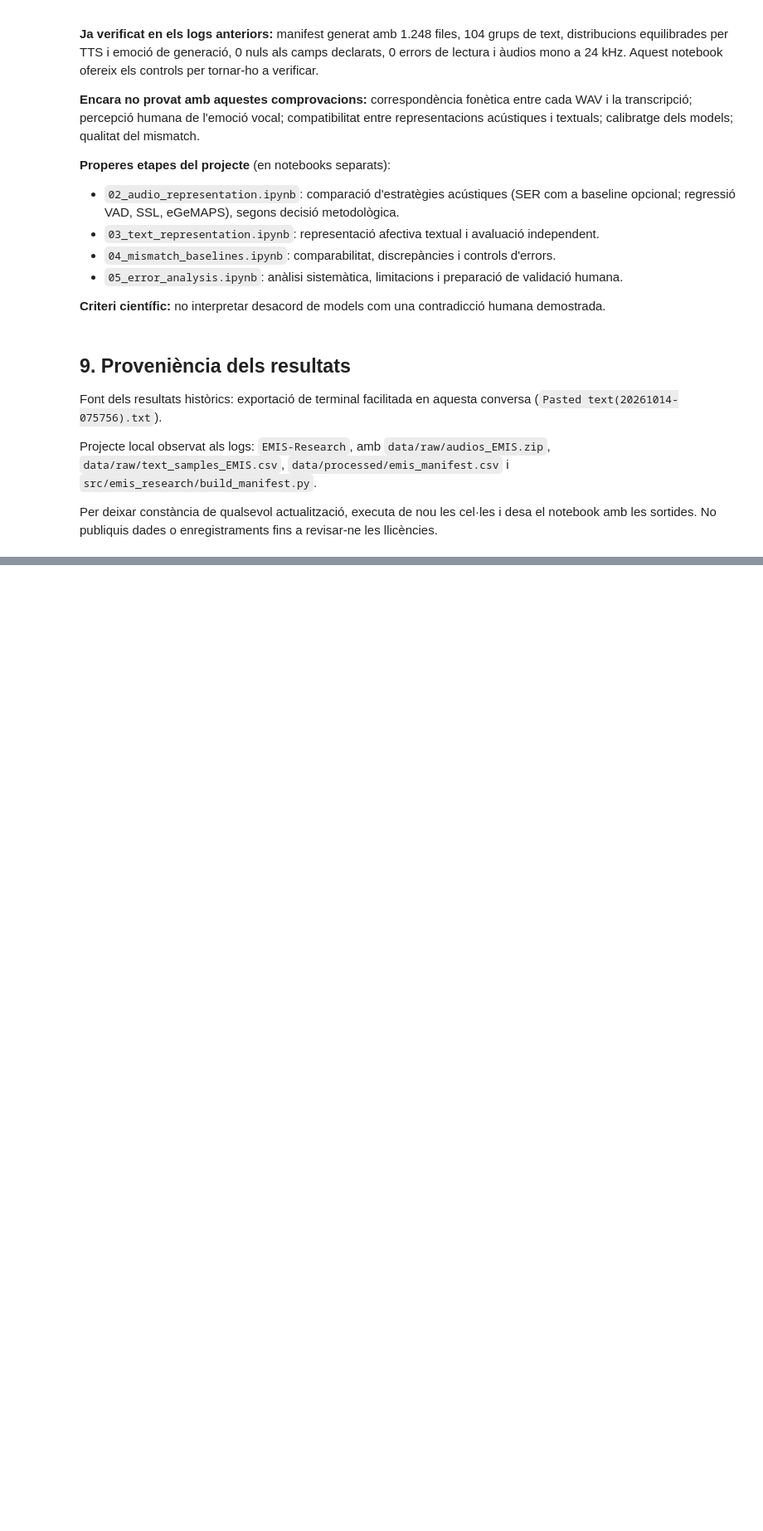
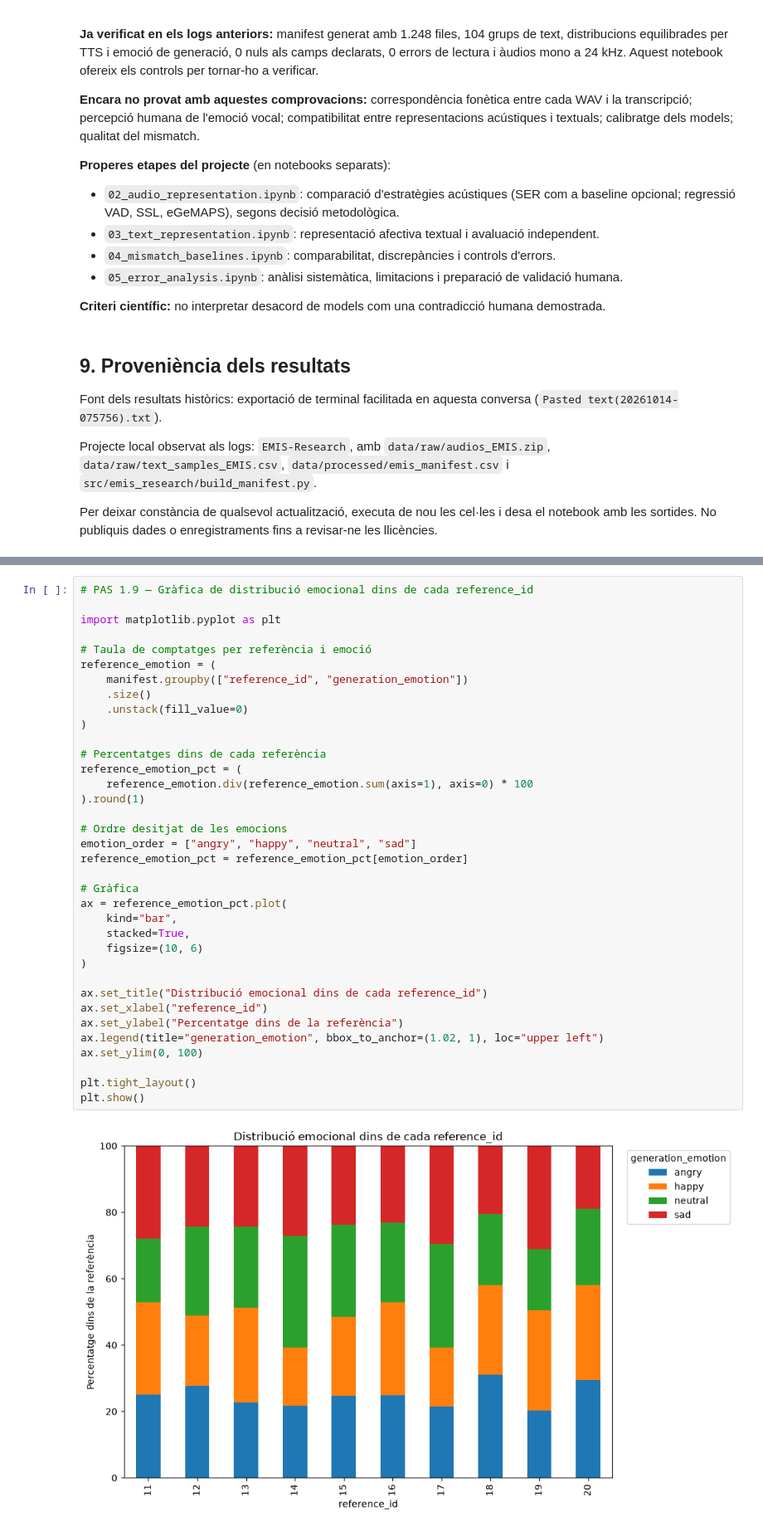
Before and after one commit to nat6086/EMIS-Research, a Jupyter notebook: notebooks/01_EMIS_dataset_audit.ipynb, the cells around one changed output, grey strips where cells are left out. Shown at 83% size. Drawn from its saved outputs; the diff is of its cells as text; blank space fills up the shorter version.

```diff
--- a/notebooks/01_EMIS_dataset_audit.ipynb
+++ b/notebooks/01_EMIS_dataset_audit.ipynb
@@ -471,0 +804,38 @@ Per deixar constància de qualsevol actualització, executa de nou les cel·les
+# %%
+# PAS 1.9 — Gràfica de distribució emocional dins de cada reference_id
+
+import matplotlib.pyplot as plt
+
+# Taula de comptatges per referència i emoció
+reference_emotion = (
+    manifest.groupby(["reference_id", "generation_emotion"])
+    .size()
+    .unstack(fill_value=0)
+)
+
+# Percentatges dins de cada referència
+reference_emotion_pct = (
+    reference_emotion.div(reference_emotion.sum(axis=1), axis=0) * 100
+).round(1)
+
+# Ordre desitjat de les emocions
+emotion_order = ["angry", "happy", "neutral", "sad"]
+reference_emotion_pct = reference_emotion_pct[emotion_order]
+
+# Gràfica
+ax = reference_emotion_pct.plot(
+    kind="bar",
+    stacked=True,
+    figsize=(10, 6)
+)
+
+ax.set_title("Distribució emocional dins de cada reference_id")
+ax.set_xlabel("reference_id")
+ax.set_ylabel("Percentatge dins de la referència")
+ax.legend(title="generation_emotion", bbox_to_anchor=(1.02, 1), loc="upper left")
+ax.set_ylim(0, 100)
+
+plt.tight_layout()
+plt.show()
+# %% [output]
+[figure, added]
```
Also changed, not shown: parts of 12 cells of this notebook, 1 other file.
